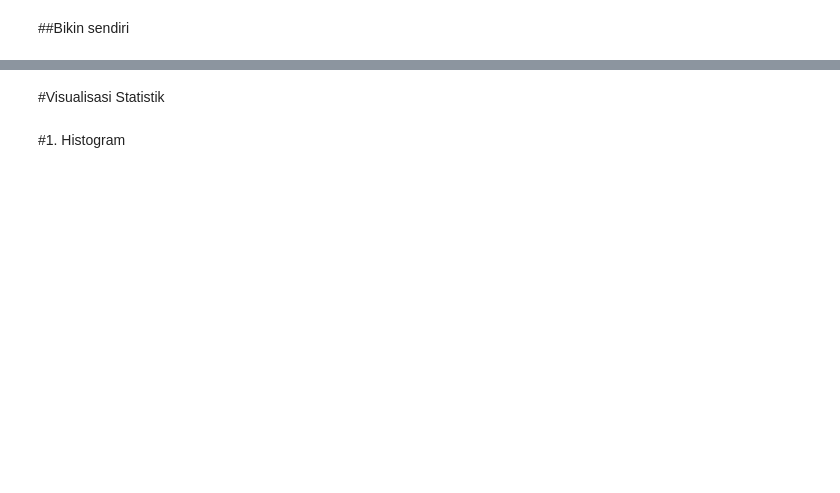
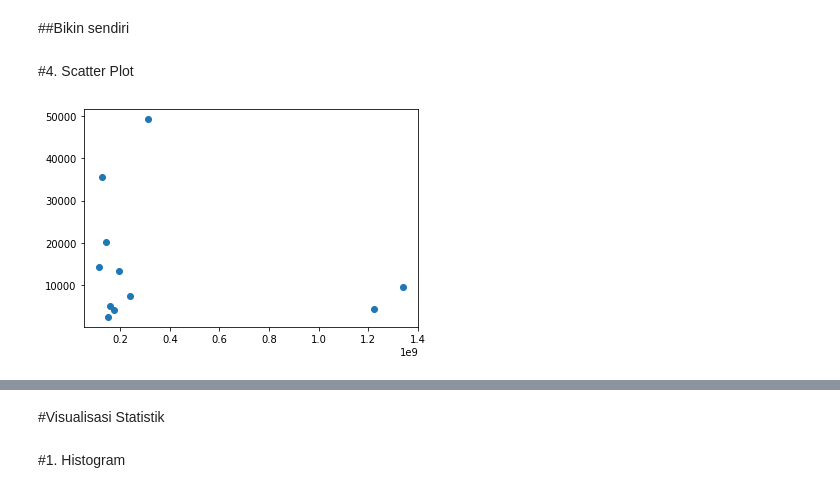
Before and after one commit to aricahyasaputra/data-sains-course-assigment-, a Jupyter notebook: Week 4/Tugas_4_Data_Sains.ipynb, the cells around one changed output, grey strips where cells are left out. Cells and saved outputs as stored; diff of their text form; code cells hidden in the pictures; blank space fills up the shorter version.

```diff
--- a/Week 4/Tugas_4_Data_Sains.ipynb
+++ b/Week 4/Tugas_4_Data_Sains.ipynb
@@ -399,2 +399,16 @@ plt.show()
 # %% [markdown]
 ##Bikin sendiri
+# %% [markdown]
+#4. Scatter Plot
+# %%
+# visualisasi scatter plot
+country = ['Grobogan', 'Kudus', 'Blora', 'Semarang', 'Jepara', 'Rembang',
+           'Bandung', 'Probolinggo', 'Pati', 'Magetan', 'Wonosobo']
+gdp = [2421, 13418, 9475, 4353, 7378, 35477, 14276, 5087, 4133, 20255, 49267]
+population = [148692131, 194946470, 1341335152, 1224614327, 239870937,
+              126535920, 113423047, 158423182, 173593383, 142958164, 310383948]
+
+plt.scatter(population, gdp)
+plt.show()
+# %% [output]
+[figure, added]
```
Also changed, not shown: parts of 15 cells of this notebook.
